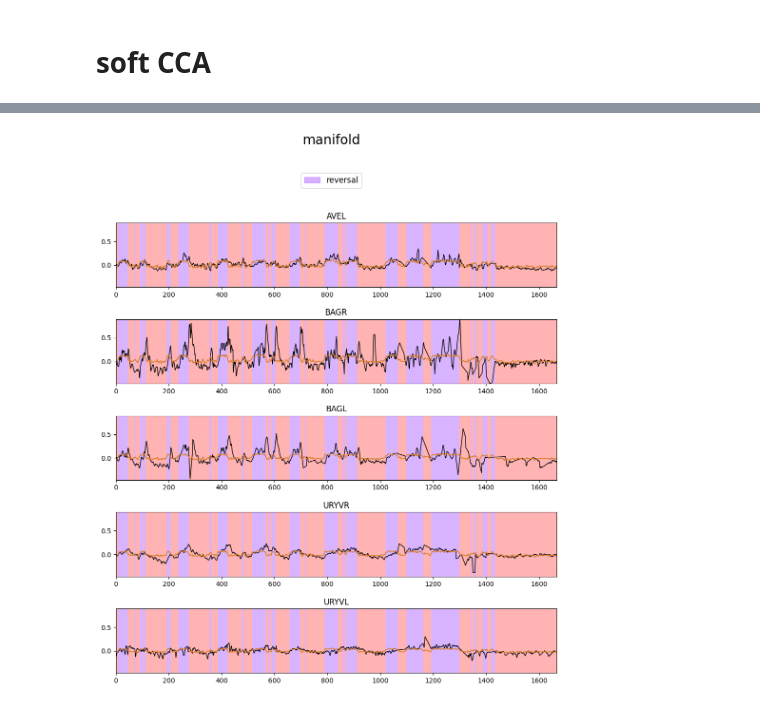
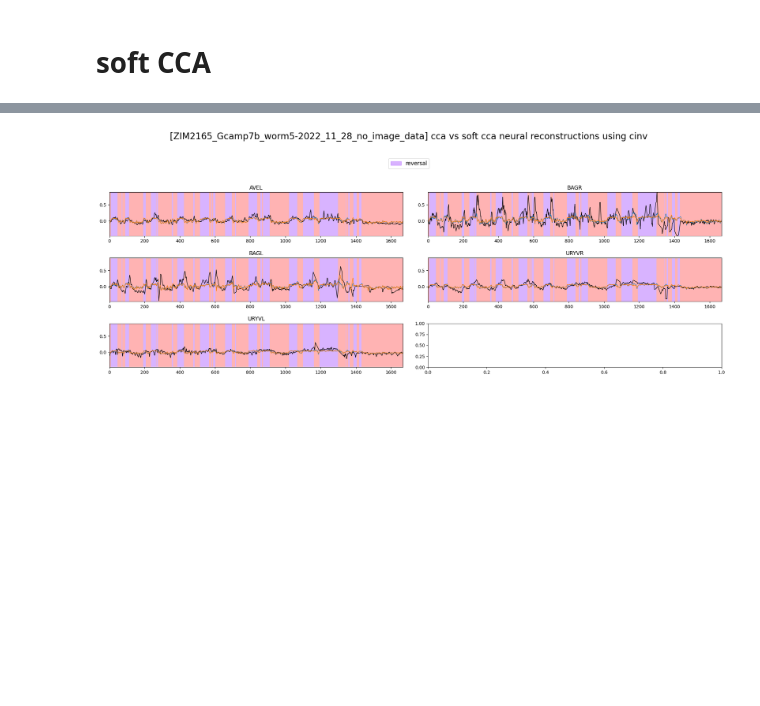
Before and after one commit to julian-zim/higama, a Jupyter notebook: worm-2025-fieseler/soft-cca.ipynb, the cells around one changed output, grey strips where cells are left out. Saved outputs shown, nothing was run; the diff lists cells and outputs as text; code cells hidden in the pictures; blank space fills up the shorter version.

Commit message:
plot cleanup and cleanup and CLEANUP

```diff
--- a/worm-2025-fieseler/soft-cca.ipynb
+++ b/worm-2025-fieseler/soft-cca.ipynb
@@ -74,7 +47,38 @@ dims_generation = 1
 
 weights = (0.5, 2.)
+# %%
+path = os.path.join(read_utils.get_data_path(), 'worm-2025-fieseler', 'exported_data_')
+filenames_gcamp, continuous_behaviors_gcamp, discrete_states_gcamp, eigenworms_gcamp, kymographs_gcamp, traces_gcamp = read_utils.get_data(path)
+
+for i in range(len(filenames_gcamp)):
+	mask = eigenworms_gcamp[i].notna().all(axis=1)
+	#continuous_behaviors_gcamp[i] = continuous_behaviors_gcamp[i][mask]
+	discrete_states_gcamp[i] = discrete_states_gcamp[i][mask]
+	eigenworms_gcamp[i] = eigenworms_gcamp[i][mask]
+	traces_gcamp[i] = traces_gcamp[i][mask]
+
+	#kymographs_gcamp[i] = kymographs_gcamp[i][mask]
+	#filenames_gcamp[i] = filenames_gcamp[i][mask]
+
+discrete_states_gcamp = [ds[selection_bhl] for ds in discrete_states_gcamp]
+
+
+path_gfp = os.path.join(read_utils.get_data_path(), 'worm-2025-fieseler', 'exported_data_gfp')
+filenames_gfp, continuous_behaviors_gfp, discrete_states_gfp, eigenworms_gfp, kymographs_gfp, traces_gfp = read_utils.get_data(path_gfp)
+
+for i in range(len(filenames_gfp)):
+	mask = eigenworms_gfp[i].notna().all(axis=1)
+	#continuous_behaviors_gfp[i] = continuous_behaviors_gfp[i][mask]
+	discrete_states_gfp[i] = discrete_states_gfp[i][mask]
+	eigenworms_gfp[i] = eigenworms_gfp[i][mask]
+	traces_gfp[i] = traces_gfp[i][mask]
+
+	#kymographs_gfp[i] = kymographs_gfp[i][mask]
+	#filenames_gfp[i] = filenames_gfp[i][mask]
+
+discrete_states_gfp = [ds[selection_bhl] for ds in discrete_states_gfp]
 # %%
-discrete_states = discrete_states_gcamp[worm_id][selection_bhl]
+discrete_states = discrete_states_gcamp[worm_id]
 eigenworms = eigenworms_gcamp[worm_id]
 
 if artificial:
@@ -93,7 +97,7 @@ if artificial:
 else:
 	filename = filenames_gcamp[worm_id]
 	traces = traces_gcamp[worm_id]
-	discrete_states = discrete_states_gcamp[worm_id][selection_bhl]
+	discrete_states = discrete_states_gcamp[worm_id]
 # %%
 if artificial:
 	plot_utils.plot_traces(f'[{filename}] neural modes',
@@ -244,7 +248,7 @@ def train_num_cca(N, B_hl, n_dimensions):
 	n_behaviors_hl = B_hl.shape[1]
 
 	max_epochs = 1000
-	optimizer = optax.adam(1e-3)
+	optimizer = optax.adam(1E-3)
 
 	params = init_params(seeds, (n_neurons, n_dimensions), (n_behaviors_hl, n_dimensions))
 	opt_state = optimizer.init(params)
@@ -306,12 +310,12 @@ plot_utils.plot_traces(f'[{filename}] cca & soft cca behavioral modes',
 # %%
 X_rec_s_df = pd.DataFrame(data=X_rec_s, columns=traces.columns)
 
-plot_utils.plot_traces('manifold', #f'[{filename}] cca vs soft cca neural reconstructions using cinv',
+plot_utils.plot_traces(f'[{filename}] cca vs soft cca neural reconstructions using cinv',
 					   discrete_states['REV'],
 					   [traces[selection_n], X_rec_h_df[selection_n], X_rec_s_df[selection_n]],
-					   n_plots=len(selection_n), plots_per_row=1, ylimits=None)
+					   n_plots=len(selection_n), plots_per_row=2, ylimits=None)
 # %% [output]
-[figure, old version]
+[figure, new version]
 # %%
 Y_rec_s_cinv_df = pd.DataFrame(data=Y_rec_s, columns=discrete_states.columns)
 
```
Also changed, not shown: parts of 13 cells of this notebook, 8 other files.
